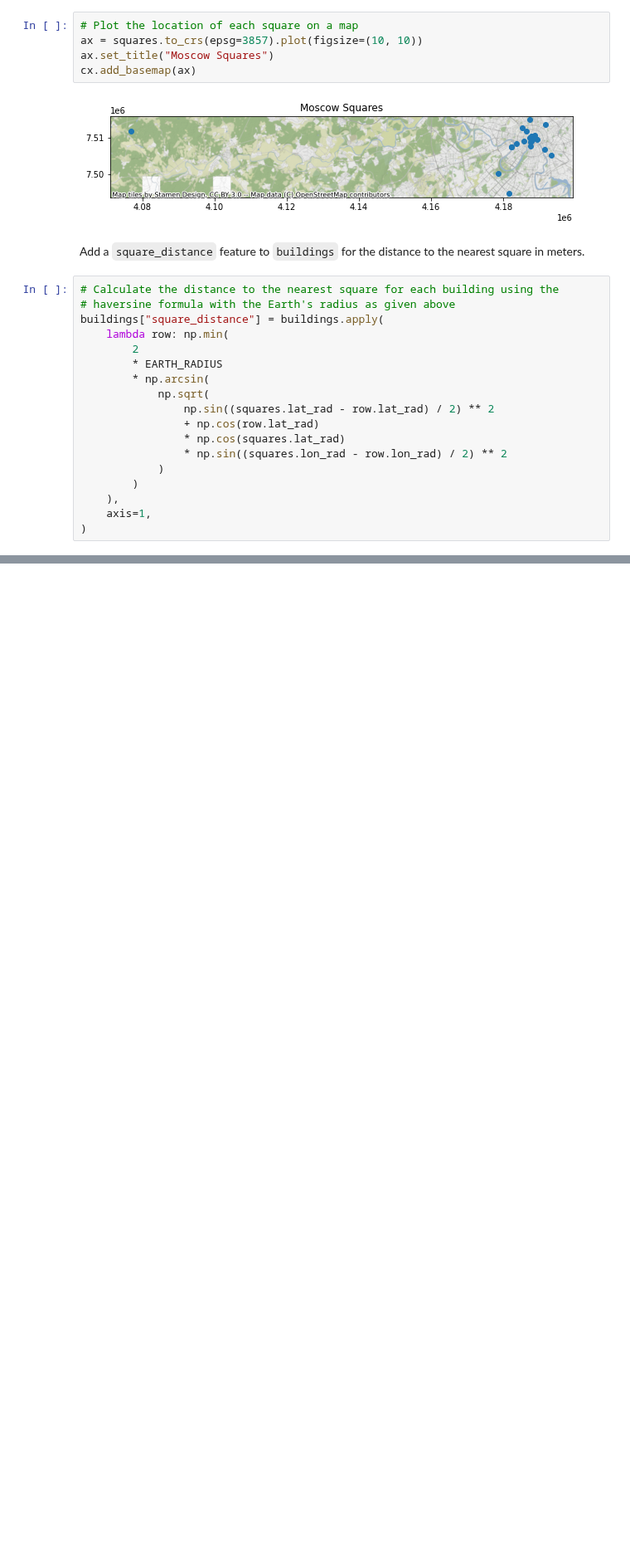
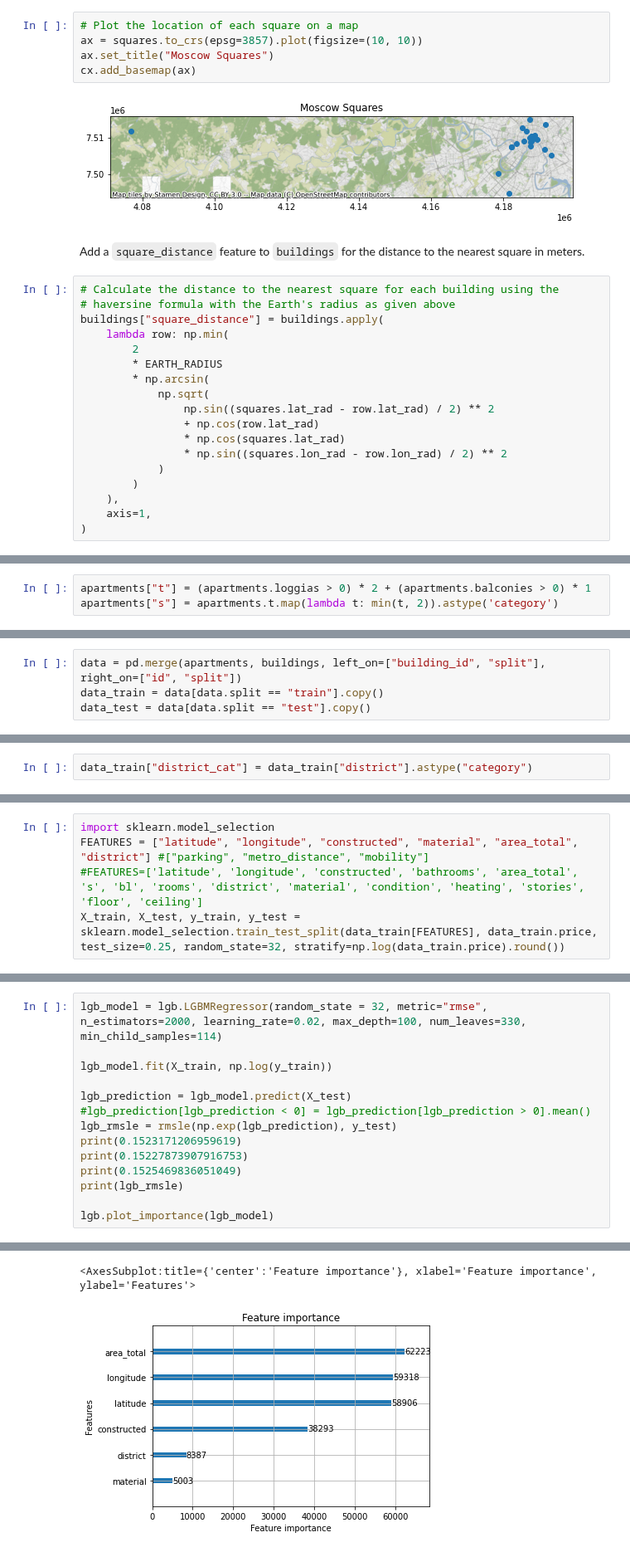
Before and after one commit to jimoskar/ml, a Jupyter notebook: project/vegard_notebook.ipynb, the cells around one changed output, grey strips where cells are left out. Shown at 83% size. Drawn from its saved outputs; the diff is of its cells as text; blank space fills up the shorter version.

```diff
--- a/project/vegard_notebook.ipynb
+++ b/project/vegard_notebook.ipynb
@@ -361,0 +487,3 @@ buildings["square_distance"] = buildings.apply(
+# %%
+apartments["t"] = (apartments.loggias > 0) * 2 + (apartments.balconies > 0) * 1
+apartments["s"] = apartments.t.map(lambda t: min(t, 2)).astype('category')
@@ -361,0 +494,4 @@ buildings["square_distance"] = buildings.apply(
+# %%
+data = pd.merge(apartments, buildings, left_on=["building_id", "split"], right_on=["id", "split"])
+data_train = data[data.split == "train"].copy()
+data_test = data[data.split == "test"].copy()
@@ -361,0 +518,2 @@ buildings["square_distance"] = buildings.apply(
+# %%
+data_train["district_cat"] = data_train["district"].astype("category")
@@ -361,0 +564,5 @@ buildings["square_distance"] = buildings.apply(
+# %%
+import sklearn.model_selection
+FEATURES = ["latitude", "longitude", "constructed", "material", "area_total", "district"] #["parking", "metro_distance", "mobility"]
+#FEATURES=['latitude', 'longitude', 'constructed', 'bathrooms', 'area_total', 's', 'bl', 'rooms', 'district', 'material', 'condition', 'heating', 'stories', 'floor', 'ceiling']
+X_train, X_test, y_train, y_test = sklearn.model_selection.train_test_split(data_train[FEATURES], data_train.price, test_size=0.25, random_state=32, stratify=np.log(data_train.price).round())
@@ -361,0 +579,15 @@ buildings["square_distance"] = buildings.apply(
+# %%
+lgb_model = lgb.LGBMRegressor(random_state = 32, metric="rmse", n_estimators=2000, learning_rate=0.02, max_depth=100, num_leaves=330, min_child_samples=114)
+
+lgb_model.fit(X_train, np.log(y_train))
+
+lgb_prediction = lgb_model.predict(X_test)
+#lgb_prediction[lgb_prediction < 0] = lgb_prediction[lgb_prediction > 0].mean()
+lgb_rmsle = rmsle(np.exp(lgb_prediction), y_test)
+print(0.1523171206959619)
+print(0.15227873907916753)
+print(0.1525469836051049)
+print(lgb_rmsle)
+
+lgb.plot_importance(lgb_model)
+# %% [output]
@@ -361,0 +598,2 @@ buildings["square_distance"] = buildings.apply(
+<AxesSubplot:title={'center':'Feature importance'}, xlabel='Feature importance', ylabel='Features'>
+[figure, added]
```
Also changed, not shown: parts of 61 cells of this notebook.
